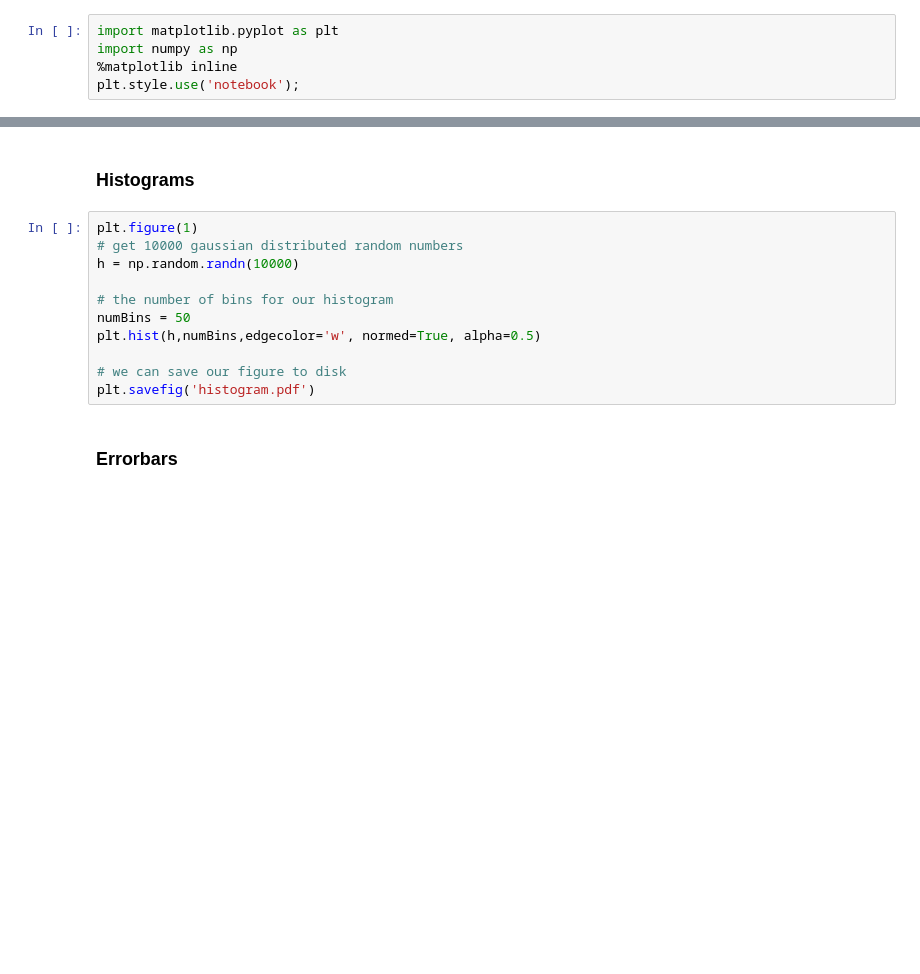
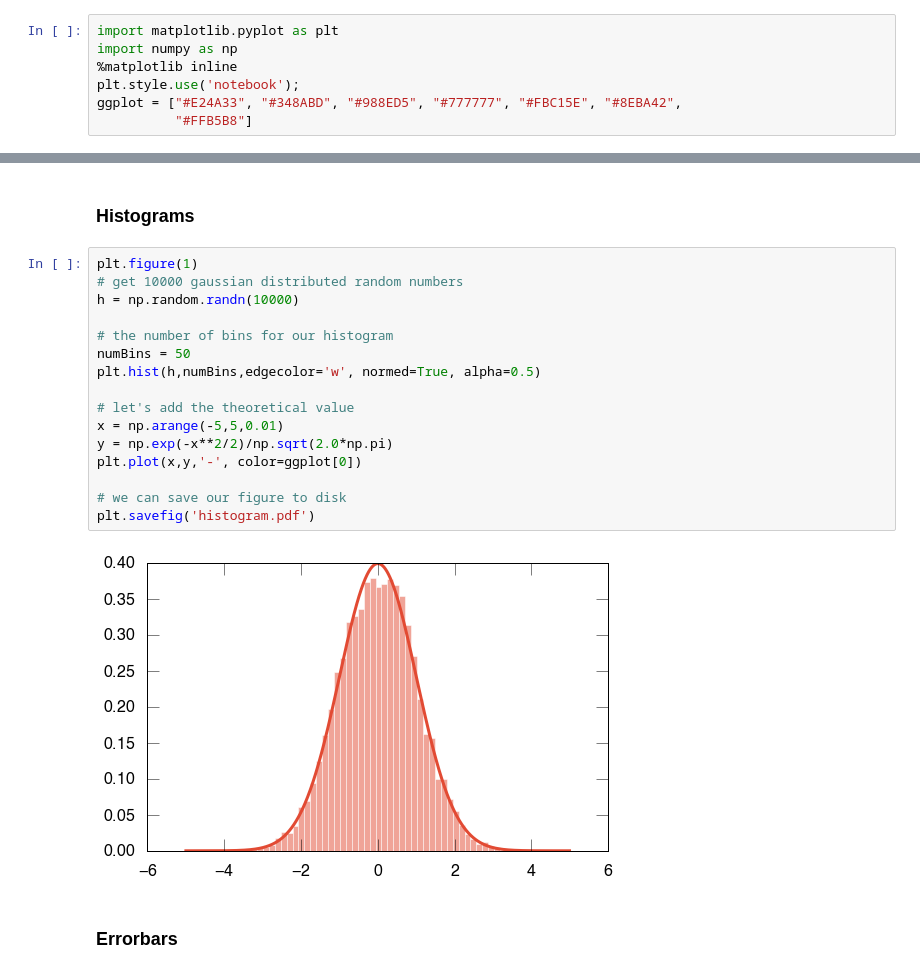
Before and after one commit to agdelma/IntroCompPhysics, a Jupyter notebook: Lectures/Notebooks/11_PlotTypes.ipynb, the cells around one changed output, grey strips where cells are left out. Cells and saved outputs as stored; diff of their text form; blank space fills up the shorter version.

```diff
--- a/Lectures/Notebooks/11_PlotTypes.ipynb
+++ b/Lectures/Notebooks/11_PlotTypes.ipynb
@@ -20,6 +20,8 @@ import matplotlib.pyplot as plt
 import numpy as np
 %matplotlib inline
 plt.style.use('notebook');
+ggplot = ["#E24A33", "#348ABD", "#988ED5", "#777777", "#FBC15E", "#8EBA42",
+          "#FFB5B8"]
 # %% [markdown]
 <div class="row">
 <div class="span alert alert-info">
@@ -60,14 +133,21 @@ Image(filename='choosing_a_good_chart.png')
 # %%
 plt.figure(1)
 # get 10000 gaussian distributed random numbers
 h = np.random.randn(10000)
 
 # the number of bins for our histogram
 numBins = 50
 plt.hist(h,numBins,edgecolor='w', normed=True, alpha=0.5)
 
+# let's add the theoretical value
+x = np.arange(-5,5,0.01)
+y = np.exp(-x**2/2)/np.sqrt(2.0*np.pi)
+plt.plot(x,y,'-', color=ggplot[0])
+
 # we can save our figure to disk
 plt.savefig('histogram.pdf')
+# %% [output]
+[figure, added]
 # %% [markdown]
 ### Errorbars
 # %%
```
Also changed, not shown: parts of 12 cells of this notebook.
